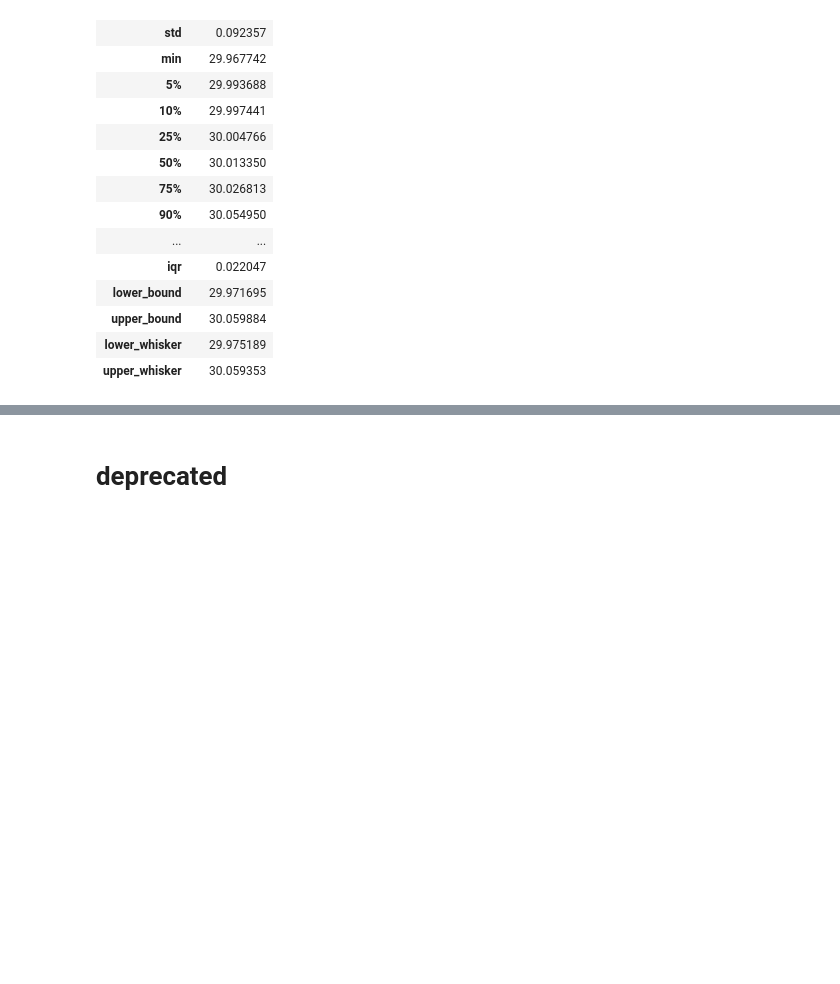
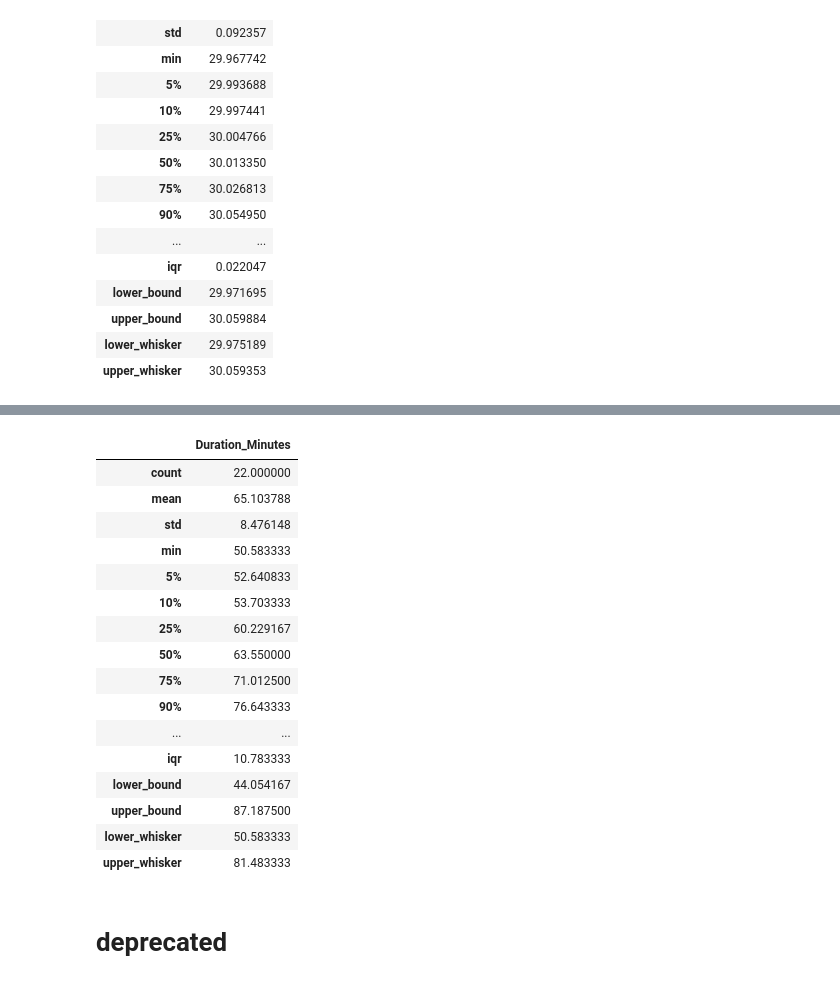
Before and after one commit to visualengineers/reflex-muc-2023, a Jupyter notebook: code/study_frametimes.ipynb, the cells around one changed output, grey strips where cells are left out. Drawn from its saved outputs; the diff is of its cells as text; code cells hidden in the pictures; blank space fills up the shorter version.

```diff
--- a/code/study_frametimes.ipynb
+++ b/code/study_frametimes.ipynb
@@ -432,3 +462,34 @@ desc_frametime.T.to_csv(rf'{export_data}desc_stats__frametime.csv', sep=';')
+# %%
+desc_experiment_duration = pd.DataFrame(proband_times['Duration_Minutes'].describe(percentiles=percentiles)).T
+
+computeCI(desc_experiment_duration)
+
+# desc2 = pd.DataFrame()
+# desc2['FrameStats'] = desc_complete.T['Date']
+
+computeWhiskers(proband_times, desc_experiment_duration, ['Duration_Minutes'])
+
+display(desc_experiment_duration.T)
+
+desc_experiment_duration.T.to_csv(rf'{export_data}desc_stats__duration_experiment.csv', sep=';')
+# %% [output]
+|  | Duration_Minutes |
+| count | 22.000000 |
+| mean | 65.103788 |
+| std | 8.476148 |
+| min | 50.583333 |
+| 5% | 52.640833 |
+| 10% | 53.703333 |
+| 25% | 60.229167 |
+| 50% | 63.550000 |
+| 75% | 71.012500 |
+| 90% | 76.643333 |
+| ... | ... |
+| iqr | 10.783333 |
+| lower_bound | 44.054167 |
+| upper_bound | 87.187500 |
+| lower_whisker | 50.583333 |
+| upper_whisker | 81.483333 |
 # %% [markdown]
 # deprecated
 # %%
```
Also changed, not shown: parts of 1 cell of this notebook, 2 other files.
